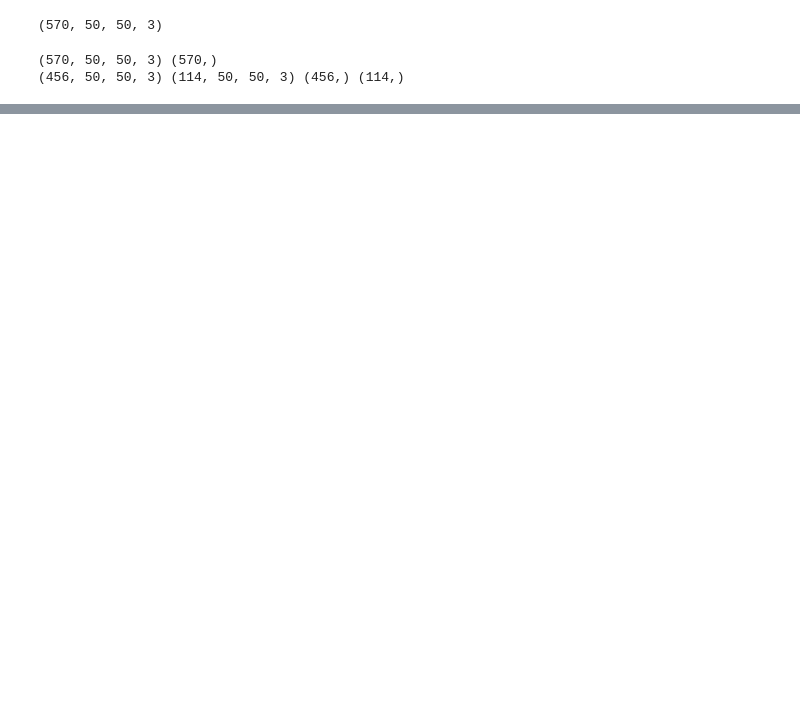
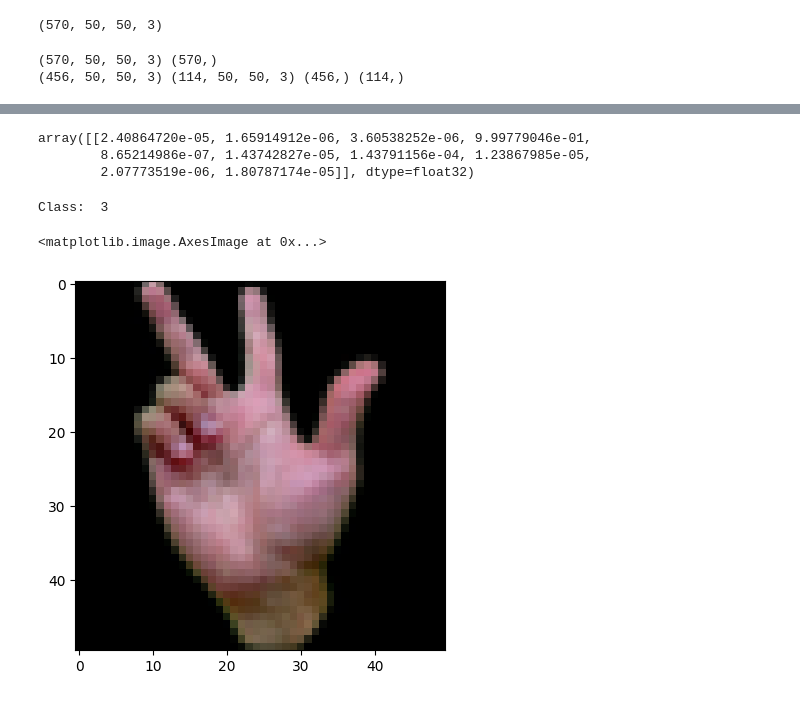
Before and after one commit to TruongDuy2607/HandGestureRecognition, a Jupyter notebook: CNN.ipynb, the cells around one changed output, grey strips where cells are left out. Drawn from its saved outputs; the diff is of its cells as text; code cells hidden in the pictures; blank space fills up the shorter version.

```diff
--- a/CNN.ipynb
+++ b/CNN.ipynb
@@ -136,35 +135,0 @@ plt.show()
-# %%
-from sklearn.metrics import accuracy_score
-test_folder = './Dataset/'
-data_test = []
-labels_test = []
-classes = 10
-
-for i in range(classes):
-    path = os.path.join(test_folder,'test',str(i))
-    images = os.listdir(path)
-
-    for a in images:
-        try:
-            image = Image.open(path + '\\'+ a)
-            image = image.resize((50,50))
-            image = np.array(image)
-            #sim = Image.fromarray(image)
-            data_test.append(image)
-            labels_test.append(i)
-        except:
-            print("Error loading image")
-            # exit()
-
-#Converting lists into numpy arrays
-X_test = np.array(data_test)
-y_test = np.array(labels_test)
-
-# Dự đoán nhãn với mô hình
-y_pred = model.predict(X_test)
-y_pred = np.argmax(y_pred, axis=1)
-# # Tính toán độ chính xác
-# accuracy = np.mean(y_pred = y_test)
-# print("Accuracy: ", accuracy)
-# print(accuracy_score(y_test, y_pred))
-accuracy_score(y_test, y_pred)
@@ -173,0 +143,16 @@ accuracy_score(y_test, y_pred)
+# %%
+result
+# %% [output]
+array([[2.40864720e-05, 1.65914912e-06, 3.60538252e-06, 9.99779046e-01,
+        8.65214986e-07, 1.43742827e-05, 1.43791156e-04, 1.23867985e-05,
+        2.07773519e-06, 1.80787174e-05]], dtype=float32)
+# %%
+final = np.argmax(result) #Lấy dự đoán có đọ chính xác cao nhất
+print("Class: ", final)
+# %% [output]
+Class:  3
+# %%
+plt.imshow(X_test[50])
+# %% [output]
+<matplotlib.image.AxesImage at 0x...>
+[figure, added]
```
Also changed, not shown: parts of 9 cells of this notebook, 7 other files.
